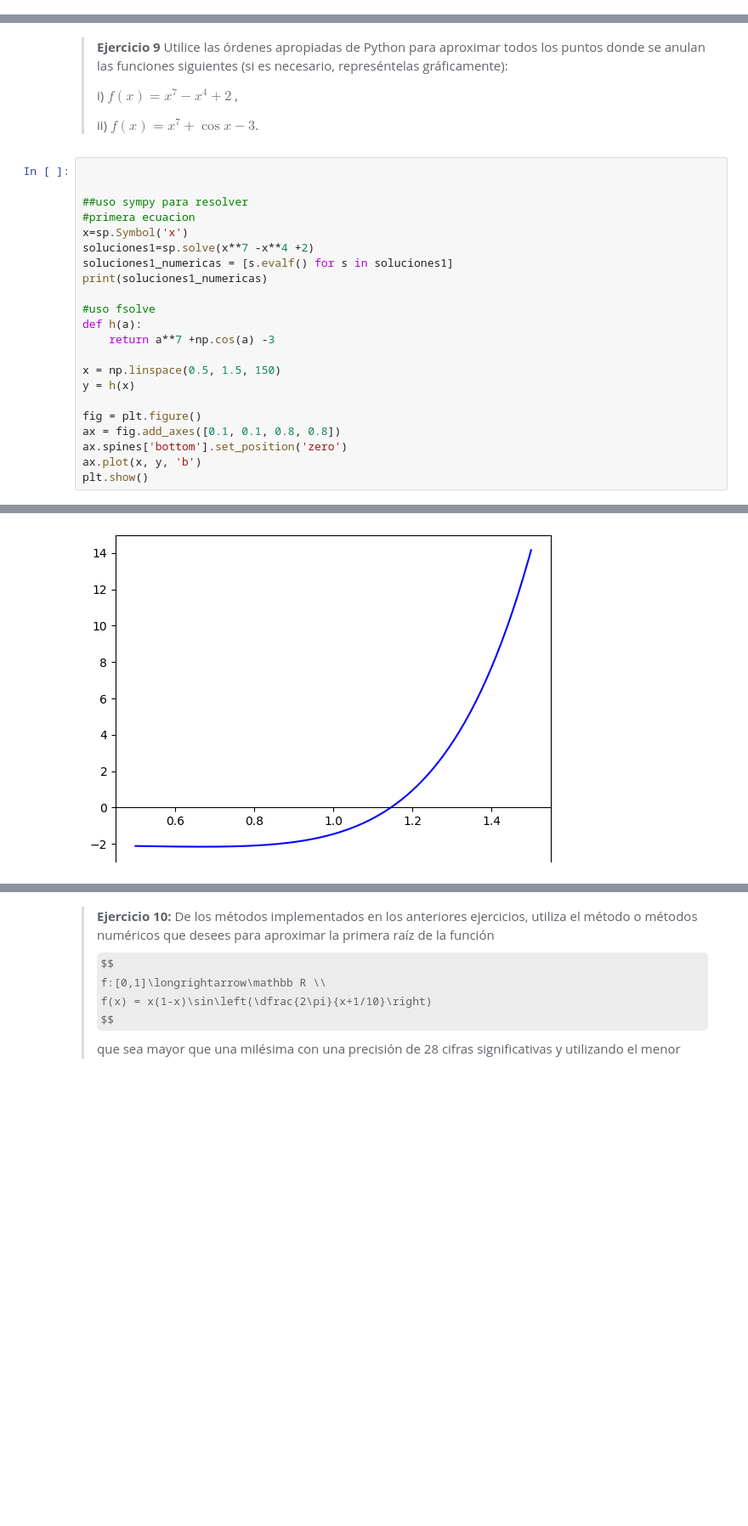
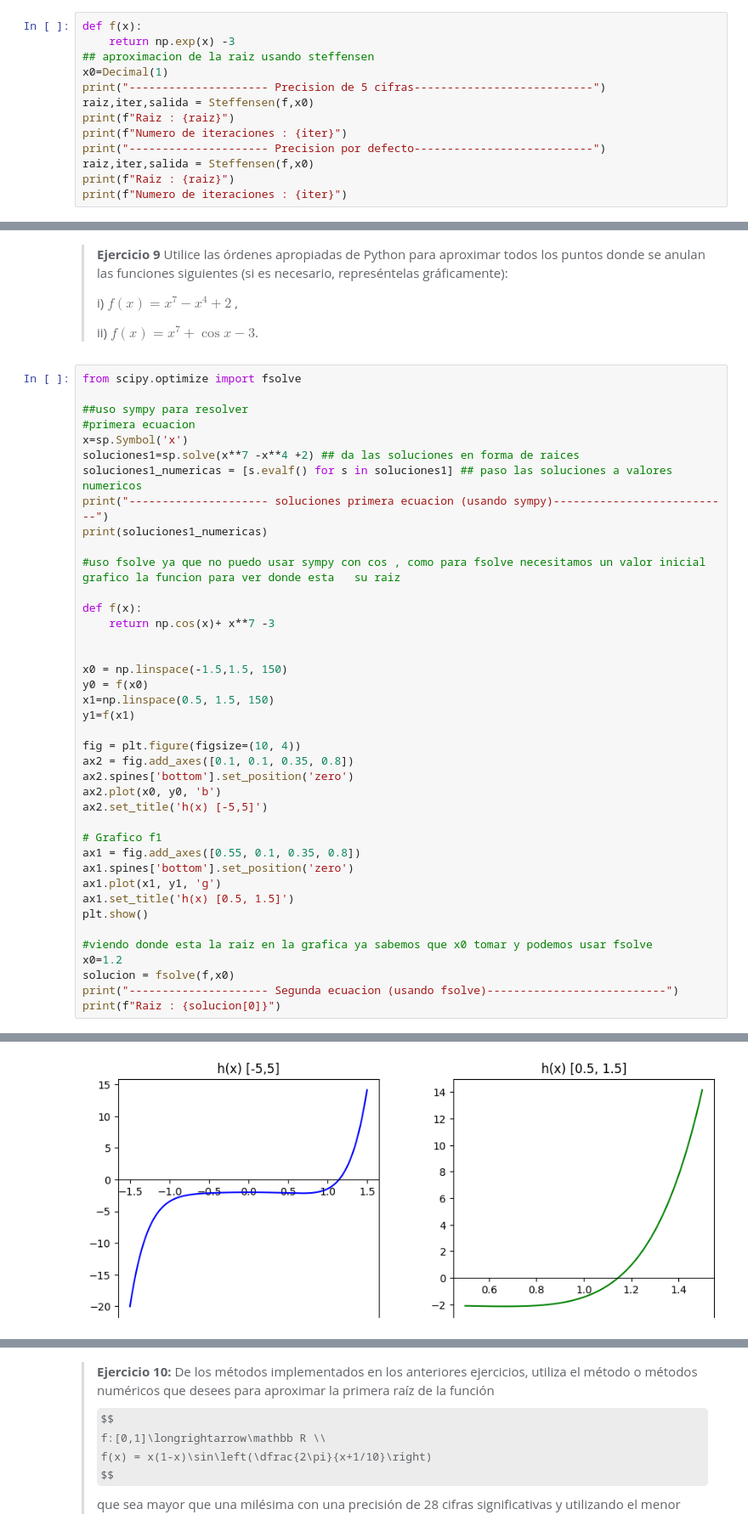
Before and after one commit to Pablolinari/UGR, a Jupyter notebook: 2/MN/P1_solucion.ipynb, the cells around one changed output, grey strips where cells are left out. Shown at 85% size. Cells and saved outputs as stored; diff of their text form; some formulas as TeX source; blank space fills up the shorter version.

```diff
--- a/2/MN/P1_solucion.ipynb
+++ b/2/MN/P1_solucion.ipynb
@@ -428,2 +509,15 @@ print(f"Punto fijo Steffensen : {g_steff(np.log(3))} = ln(3) = {np.log(3)}")
 Punto fijo Newton : 1.0986122886681096 = ln(3) = 1.0986122886681098
 Punto fijo Steffensen : 1.0986122886681096 = ln(3) = 1.0986122886681098
+# %%
+def f(x):
+    return np.exp(x) -3
+## aproximacion de la raiz usando steffensen
+x0=Decimal(1)
+print("--------------------- Precision de 5 cifras---------------------------")
+raiz,iter,salida = Steffensen(f,x0)
+print(f"Raiz : {raiz}")
+print(f"Numero de iteraciones : {iter}")
+print("--------------------- Precision por defecto---------------------------")
+raiz,iter,salida = Steffensen(f,x0)
+print(f"Raiz : {raiz}")
+print(f"Numero de iteraciones : {iter}")
@@ -488,25 +621,43 @@ def accStefenssen(x0,f,nmax=nmax,prec=prec,tol=tol):
 >
 > ii) $f(x)=x^7+\cos  x-3$.
 # %%
-
+from scipy.optimize import fsolve
 
 ##uso sympy para resolver
 #primera ecuacion
 x=sp.Symbol('x')
-soluciones1=sp.solve(x**7 -x**4 +2)
-soluciones1_numericas = [s.evalf() for s in soluciones1]
+soluciones1=sp.solve(x**7 -x**4 +2) ## da las soluciones en forma de raices
+soluciones1_numericas = [s.evalf() for s in soluciones1] ## paso las soluciones a valores numericos
+print("--------------------- soluciones primera ecuacion (usando sympy)---------------------------")
 print(soluciones1_numericas)
 
-#uso fsolve
-def h(a):
-    return a**7 +np.cos(a) -3
+#uso fsolve ya que no puedo usar sympy con cos , como para fsolve necesitamos un valor inicial grafico la funcion para ver donde esta   su raiz
 
-x = np.linspace(0.5, 1.5, 150)
-y = h(x)
+def f(x):
+    return np.cos(x)+ x**7 -3
 
-fig = plt.figure()
-ax = fig.add_axes([0.1, 0.1, 0.8, 0.8])
-ax.spines['bottom'].set_position('zero')
-ax.plot(x, y, 'b')
+
+x0 = np.linspace(-1.5,1.5, 150)
+y0 = f(x0)
+x1=np.linspace(0.5, 1.5, 150)
+y1=f(x1)
+
+fig = plt.figure(figsize=(10, 4))
+ax2 = fig.add_axes([0.1, 0.1, 0.35, 0.8])
+ax2.spines['bottom'].set_position('zero')
+ax2.plot(x0, y0, 'b')
+ax2.set_title('h(x) [-5,5]')
+
+# Grafico f1
+ax1 = fig.add_axes([0.55, 0.1, 0.35, 0.8])
+ax1.spines['bottom'].set_position('zero')
+ax1.plot(x1, y1, 'g')
+ax1.set_title('h(x) [0.5, 1.5]')
 plt.show()
+
+#viendo donde esta la raiz en la grafica ya sabemos que x0 tomar y podemos usar fsolve
+x0=1.2
+solucion = fsolve(f,x0)
+print("--------------------- Segunda ecuacion (usando fsolve)---------------------------")
+print(f"Raiz : {solucion[0]}")
 # %% [output]
@@ -513,2 +665,2 @@ plt.show()
 [-1.00000000000000, -0.713102145851293 - 0.98823188827156*I, -0.713102145851293 + 0.98823188827156*I, 1.06110281046036 - 0.376384046559108*I, 1.06110281046036 + 0.376384046559108*I, 0.151999335390936  ...
-[figure, old version]
+[figure, new version]
```
Also changed, not shown: parts of 19 cells of this notebook, 1 other file.
